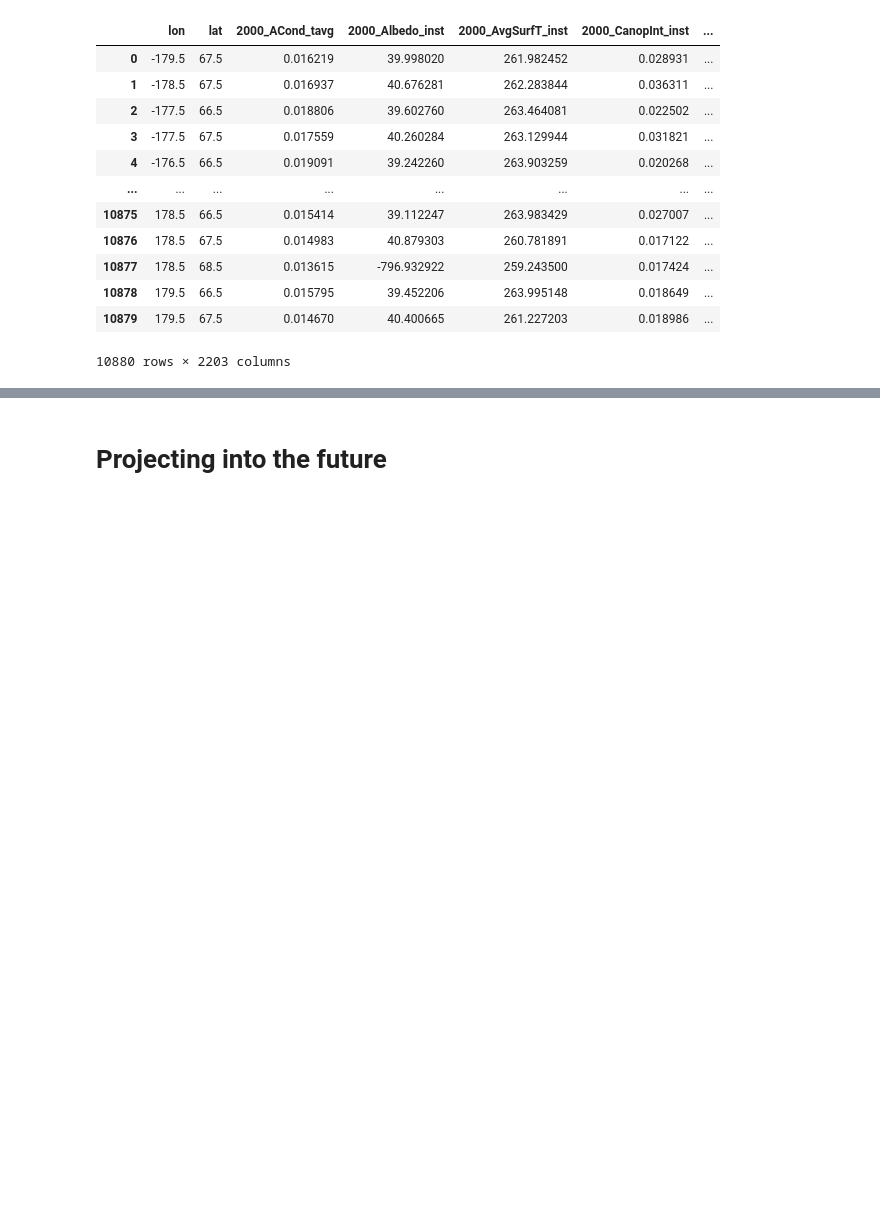
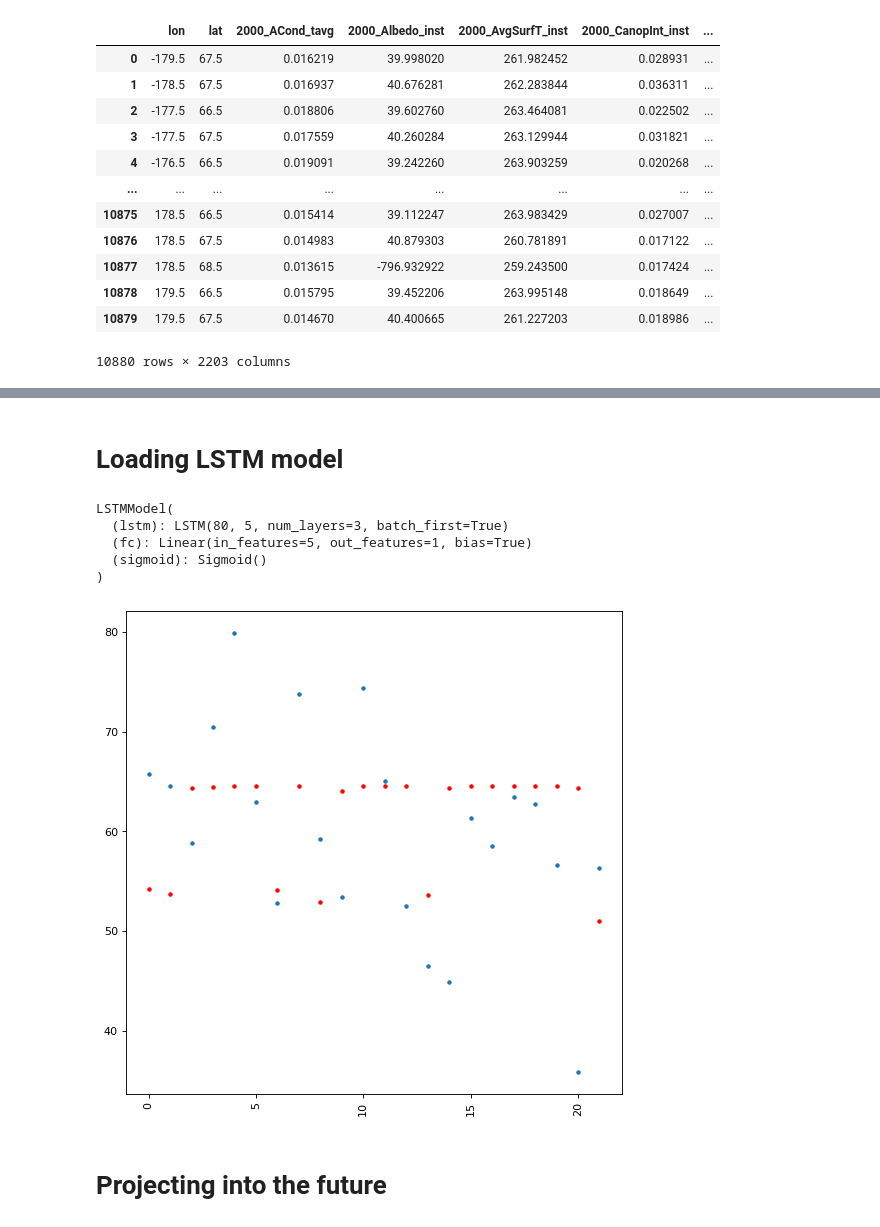
Before and after one commit to liliskov/Modern-Data-Analytics, a Jupyter notebook: Water Security.ipynb, the cells around one changed output, grey strips where cells are left out. Drawn from its saved outputs; the diff is of its cells as text; code cells hidden in the pictures; blank space fills up the shorter version.

```diff
--- a/Water Security.ipynb
+++ b/Water Security.ipynb
@@ -341,18 +342,18 @@ master_df
 # Checkpoint (save/load)
 # %%
 
-def save_checkpoint(df):
-    with open('data/master_df.pickle', 'wb') as handle:
+def save_checkpoint(df, name):
+    with open(name, 'wb') as handle:
         pickle.dump(df, handle, protocol=pickle.HIGHEST_PROTOCOL)
 
-def load_checkpoint():
-    with open('data/master_df.pickle', 'rb') as handle:
+def load_checkpoint(name):
+    with open(name, 'rb') as handle:
         return pickle.load(handle)
 
 # Do not uncomment this unless you want to save a new version of the master dataframe
-# save_checkpoint(master_df)
+# save_checkpoint(master_df, name='data/master_df.pickle')
 
-master_df = load_checkpoint()
+master_df = load_checkpoint('data/master_df.pickle')
 # %%
 master_df
 # %% [output]
@@ -371,0 +391,9 @@ master_df
+# %%
+def geodataframe_merge_wpi(df):
+    crs = {'init': 'epsg:4326'}
+    geo = [wkt.loads(mpolygons) for mpolygons in wpif['the_geom']]
+    wpif_gf = geopandas.GeoDataFrame(wpif, crs=crs, geometry=geo)
+    return geopandas.sjoin(df, wpif_gf, how="inner", op='intersects')
+
+gdf_intersect = geodataframe_merge_wpi(master_df)
+gdf_intersect
@@ -371,0 +536,6 @@ master_df
+# %%
+countries = list(set(gdf_intersect['ISO']))
+rnn_train_countries, rnn_test_countries = train_test_split(countries, test_size=0.2, random_state=42)
+rnn_train_seqs, rnn_train_targets = sequify_countries(rnn_train_countries, rnn_gdf_intersect)
+rnn_test_seqs, rnn_test_targets = sequify_countries(rnn_test_countries, rnn_gdf_intersect)
+device = touch.device("GPU") if torch.cuda.is_available() else torch.device("cpu")
@@ -372,3 +602,27 @@ master_df
+# %% [markdown]
+# Loading LSTM model
+# %%
+lstm_model = torch.load("data/lstm.nn")
+lstm_model.eval()
+# %% [output]
+LSTMModel(
+  (lstm): LSTM(80, 5, num_layers=3, batch_first=True)
+  (fc): Linear(in_features=5, out_features=1, bias=True)
+  (sigmoid): Sigmoid()
+)
+# %%
+tseqs, ttargets = rnn_get_batch(rnn_test_seqs, rnn_test_targets, rnn_test_seqs.shape[0])
+tseqs.to(device)
+output, _ = lstm_model(tseqs)
+
+
+plt.figure(figsize=(8, 8), dpi=80)
+plt.xticks(rotation=90)
+plt.plot(yscaler.inverse_transform(output.detach().numpy().reshape(-1, 1)), '.r')
+plt.plot(yscaler.inverse_transform(ttargets.detach().numpy().reshape(-1, 1)), '.')
+plt.show()
+# %% [output]
+[figure, added]
 # %% [markdown]
 # Projecting into the future
 # %% [markdown]
```
Also changed, not shown: parts of 63 cells of this notebook.
